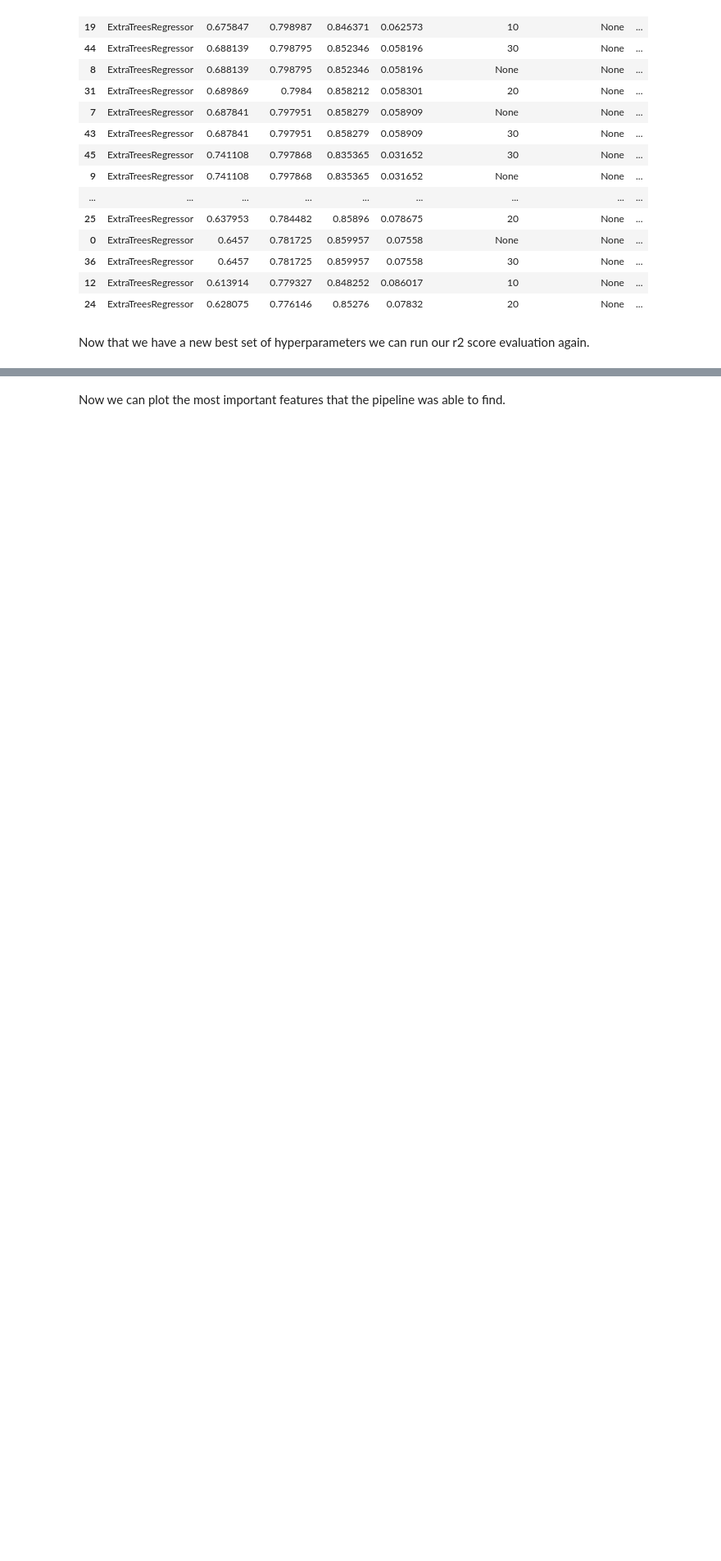
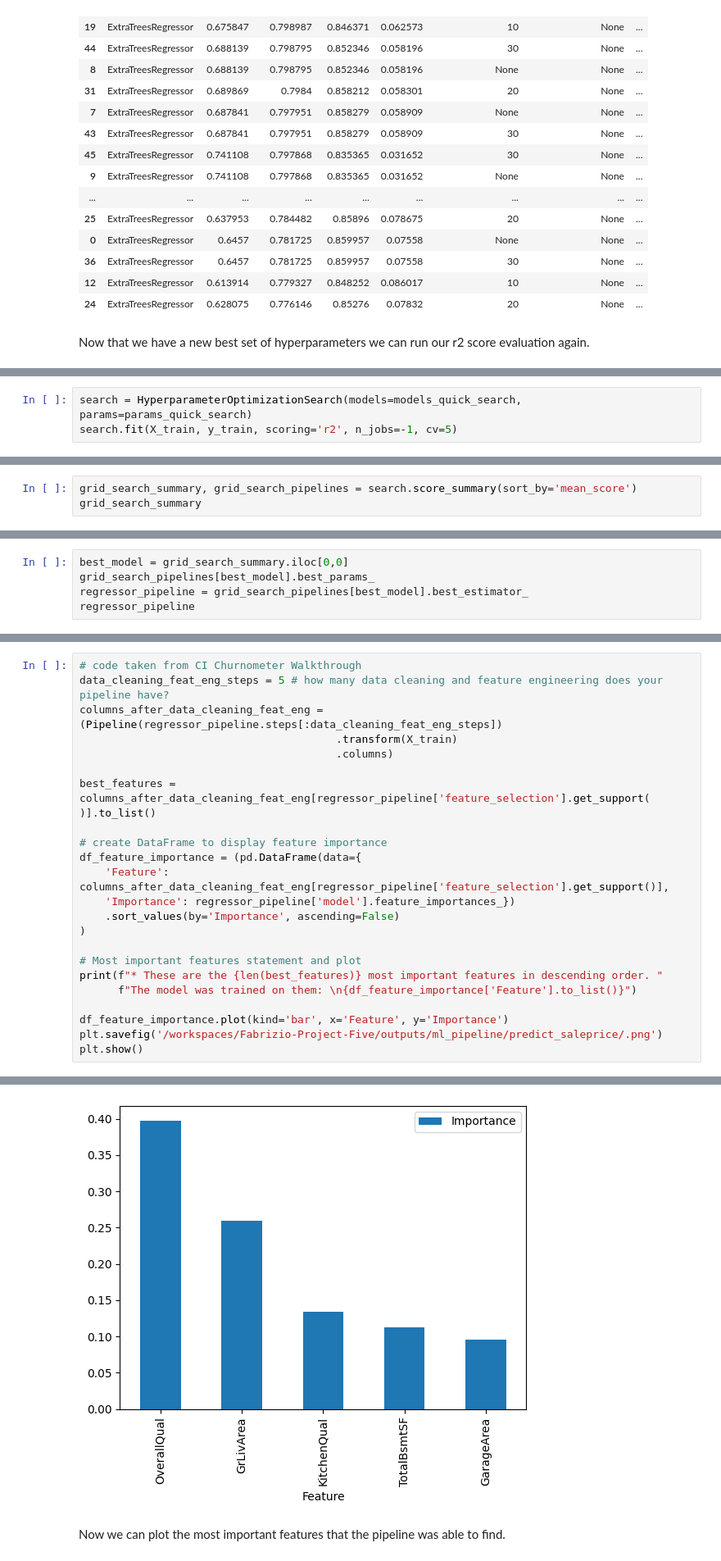
Before and after one commit to DevFabrizio/Fabrizio-Project-Five, a Jupyter notebook: jupyter_notebooks/Model and Evaluation.ipynb, the cells around one changed output, grey strips where cells are left out. Shown at 82% size. Saved outputs shown, nothing was run; the diff lists cells and outputs as text; blank space fills up the shorter version.

```diff
--- a/jupyter_notebooks/Model and Evaluation.ipynb
+++ b/jupyter_notebooks/Model and Evaluation.ipynb
@@ -457,0 +498,3 @@ y_test.to_csv(f'{filepath}/y_test.csv', index=False)
+# %%
+search = HyperparameterOptimizationSearch(models=models_quick_search, params=params_quick_search)
+search.fit(X_train, y_train, scoring='r2', n_jobs=-1, cv=5)
@@ -457,0 +505,3 @@ y_test.to_csv(f'{filepath}/y_test.csv', index=False)
+# %%
+grid_search_summary, grid_search_pipelines = search.score_summary(sort_by='mean_score')
+grid_search_summary
@@ -457,0 +526,5 @@ y_test.to_csv(f'{filepath}/y_test.csv', index=False)
+# %%
+best_model = grid_search_summary.iloc[0,0]
+grid_search_pipelines[best_model].best_params_
+regressor_pipeline = grid_search_pipelines[best_model].best_estimator_
+regressor_pipeline
@@ -457,0 +561,25 @@ y_test.to_csv(f'{filepath}/y_test.csv', index=False)
+# %%
+# code taken from CI Churnometer Walkthrough
+data_cleaning_feat_eng_steps = 5 # how many data cleaning and feature engineering does your pipeline have?
+columns_after_data_cleaning_feat_eng = (Pipeline(regressor_pipeline.steps[:data_cleaning_feat_eng_steps])
+                                        .transform(X_train)
+                                        .columns)
+
+best_features = columns_after_data_cleaning_feat_eng[regressor_pipeline['feature_selection'].get_support(
+)].to_list()
+
+# create DataFrame to display feature importance
+df_feature_importance = (pd.DataFrame(data={
+    'Feature': columns_after_data_cleaning_feat_eng[regressor_pipeline['feature_selection'].get_support()],
+    'Importance': regressor_pipeline['model'].feature_importances_})
+    .sort_values(by='Importance', ascending=False)
+)
+
+# Most important features statement and plot
+print(f"* These are the {len(best_features)} most important features in descending order. "
+      f"The model was trained on them: \n{df_feature_importance['Feature'].to_list()}")
+
+df_feature_importance.plot(kind='bar', x='Feature', y='Importance')
+plt.savefig('/workspaces/Fabrizio-Project-Five/outputs/ml_pipeline/predict_saleprice/.png')
+plt.show()
+# %% [output]
@@ -458,3 +588,4 @@ y_test.to_csv(f'{filepath}/y_test.csv', index=False)
+[figure, added]
 # %% [markdown]
 Now we can plot the most important features that the pipeline was able to find.
 # %%
```
Also changed, not shown: parts of 14 cells of this notebook.
